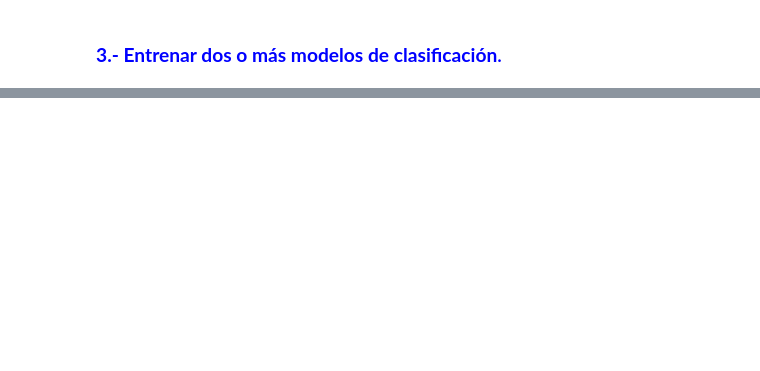
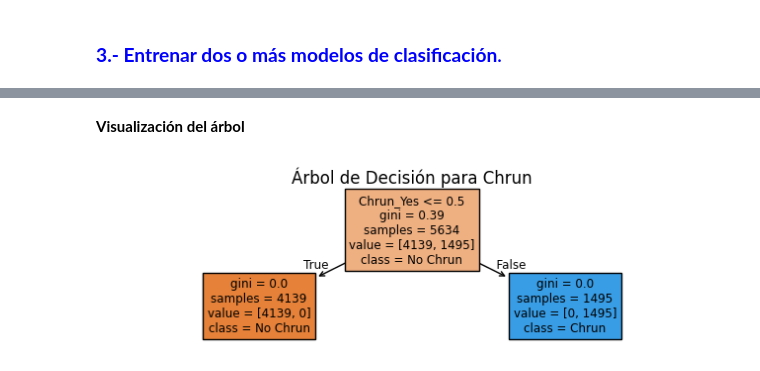
Before and after one commit to Maucho6340/Telecom_X_LATAM_Predict, a Jupyter notebook: Challenge_predict_evasion.ipynb, the cells around one changed output, grey strips where cells are left out. Cells and saved outputs as stored; diff of their text form; code cells hidden in the pictures; blank space fills up the shorter version.

```diff
--- a/Challenge_predict_evasion.ipynb
+++ b/Challenge_predict_evasion.ipynb
@@ -322,0 +364,10 @@ Se consolidó un conjunto de cinco variables altamente relevantes para el modela
+# %%
+# Chrun_bin es la columna objetivo
+X = df_final.drop(columns='Chrun_bin')
+y = df_final['Chrun_bin']
+
+from sklearn.model_selection import train_test_split
+
+X_train, X_test, y_train, y_test = train_test_split(
+    X, y, test_size=0.2, random_state=42, stratify=y
+)
@@ -322,0 +376,5 @@ Se consolidó un conjunto de cinco variables altamente relevantes para el modela
+# %%
+from sklearn.tree import DecisionTreeClassifier
+
+modelo_arbol = DecisionTreeClassifier(random_state=42)
+modelo_arbol.fit(X_train, y_train)
@@ -322,0 +417,12 @@ Se consolidó un conjunto de cinco variables altamente relevantes para el modela
+# %% [markdown]
+**Visualización del árbol**
+# %%
+from sklearn.tree import plot_tree
+import matplotlib.pyplot as plt
+
+plt.figure(figsize=(8, 2))
+plot_tree(modelo_arbol, feature_names=X.columns, class_names=['No Chrun', 'Chrun'], filled=True)
+plt.title("Árbol de Decisión para Chrun")
+plt.show()
+# %% [output]
+[figure, added]
```
Also changed, not shown: parts of 41 cells of this notebook.
